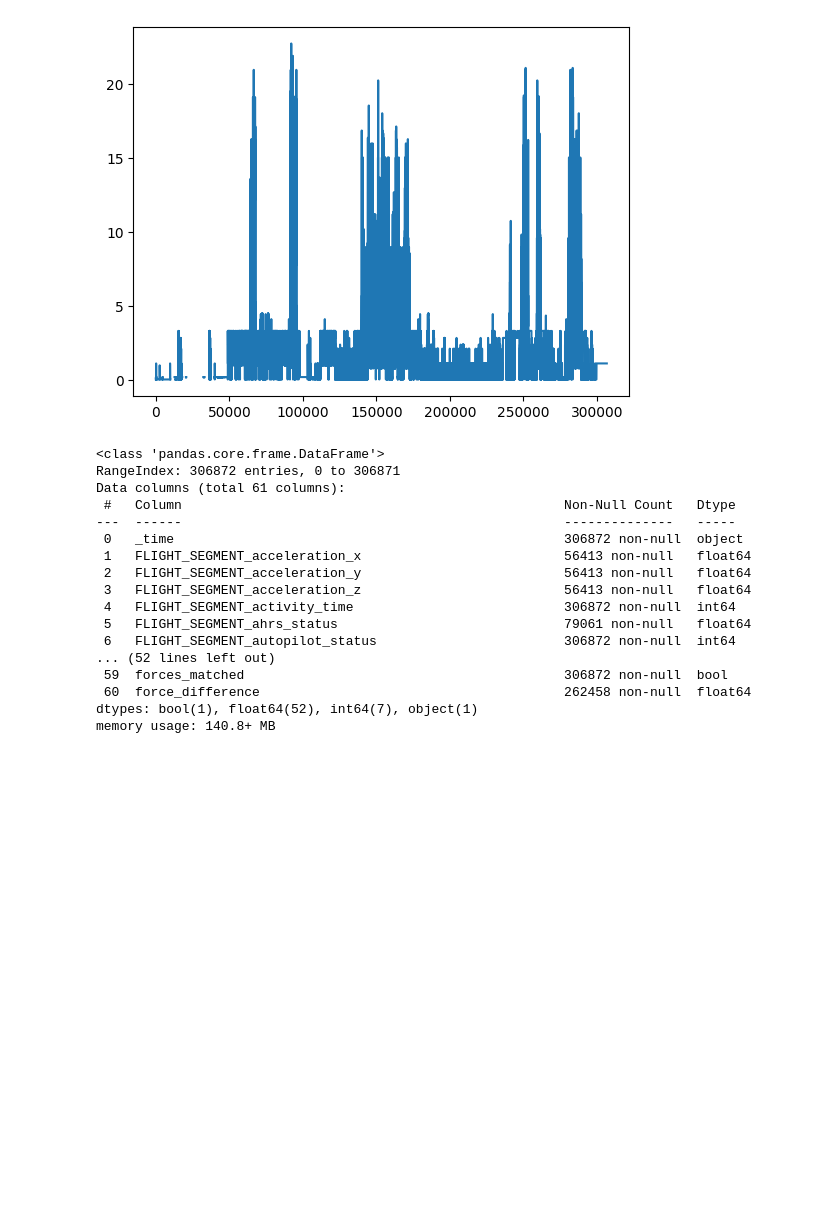
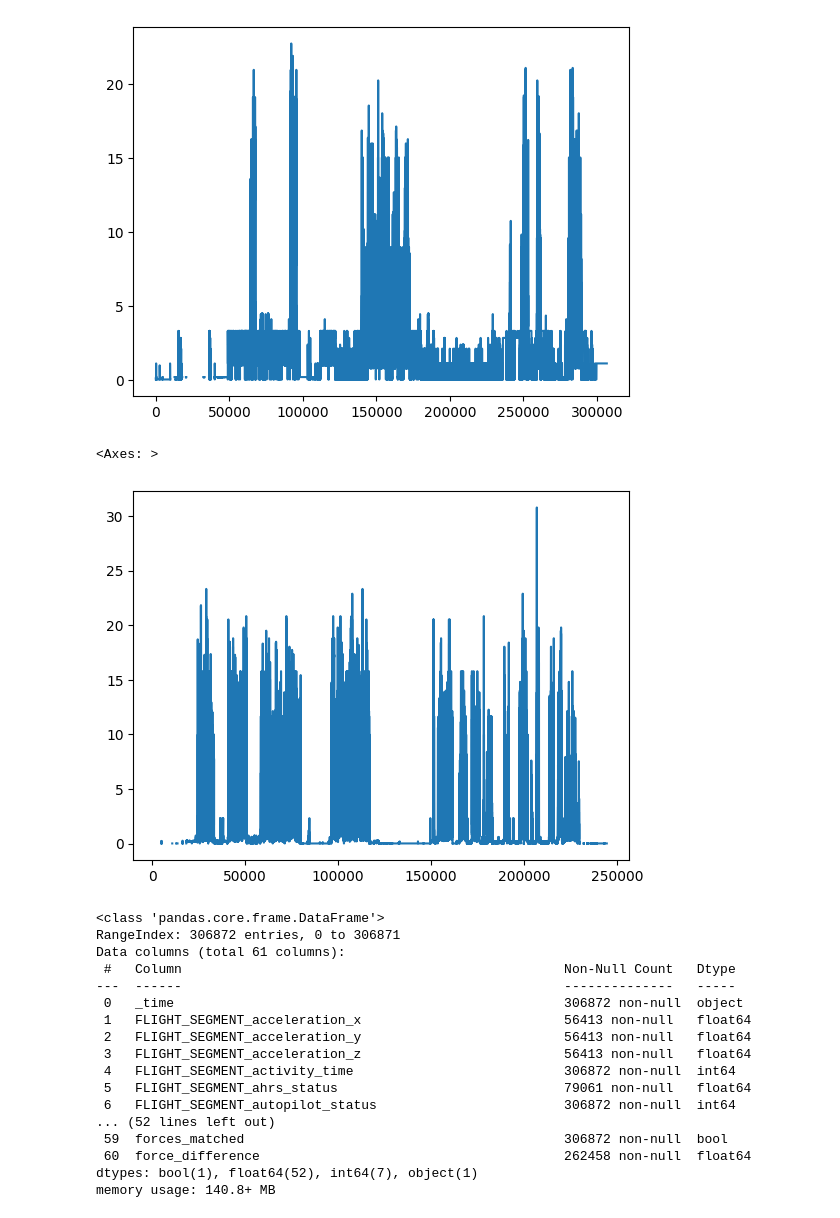
Before and after one commit to BaharakQaderi/field-data-pipeline, a Jupyter notebook: notebooks/EDA.ipynb, the cells around one changed output. Drawn from its saved outputs; the diff is of its cells as text; code cells hidden in the pictures; blank space fills up the shorter version.

```diff
--- a/notebooks/EDA.ipynb
+++ b/notebooks/EDA.ipynb
@@ -103,6 +103,11 @@ process_16['5th_line_kg'].plot()
 # %% [output]
 <Axes: >
 [figure]
+# %%
+process_17['5th_line_kg'].plot()
+# %% [output]
+<Axes: >
+[figure, added]
 # %%
 process_16.info()
 # %% [output]
```
Also changed, not shown: parts of 1 cell of this notebook, 5 other files.
